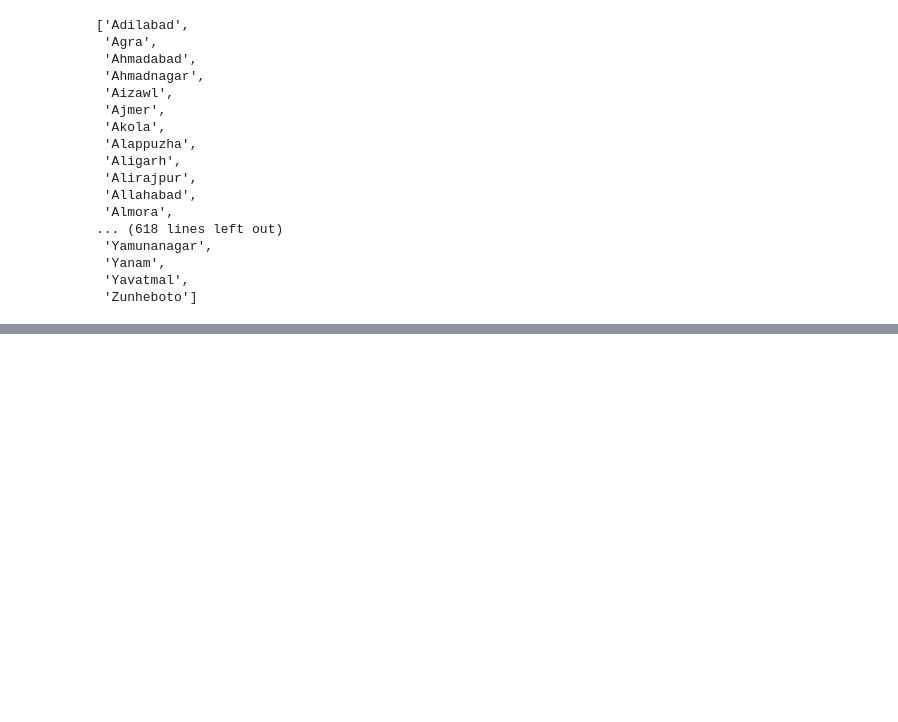
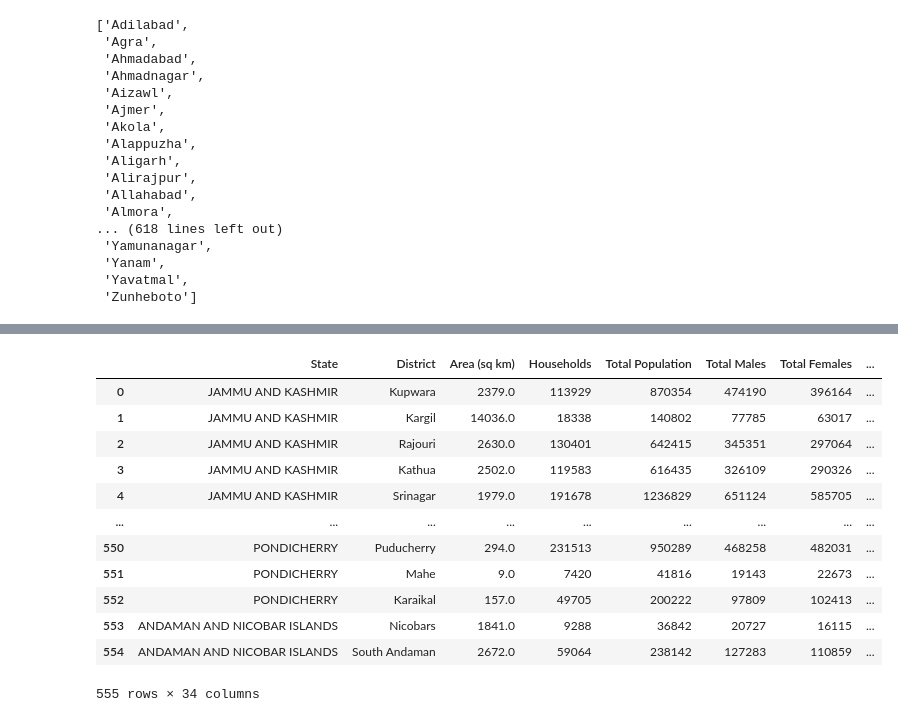
Before and after one commit to tam0w/poverty_data, a Jupyter notebook: eda.ipynb, the cells around one changed output, grey strips where cells are left out. Cells and saved outputs as stored; diff of their text form; code cells hidden in the pictures; blank space fills up the shorter version.

```diff
--- a/eda.ipynb
+++ b/eda.ipynb
@@ -718,0 +729,16 @@ poverty_districts.index('Hugli')
+# %%
+pd.merge(df, poverty_df, left_on='District', right_on='Districts', how='inner', indicator=True)
+# %% [output]
+|  | State | District | Area (sq km) | Households | Total Population | Total Males | Total Females | ... |
+| 0 | JAMMU AND KASHMIR | Kupwara | 2379.0 | 113929 | 870354 | 474190 | 396164 | ... |
+| 1 | JAMMU AND KASHMIR | Kargil | 14036.0 | 18338 | 140802 | 77785 | 63017 | ... |
+| 2 | JAMMU AND KASHMIR | Rajouri | 2630.0 | 130401 | 642415 | 345351 | 297064 | ... |
+| 3 | JAMMU AND KASHMIR | Kathua | 2502.0 | 119583 | 616435 | 326109 | 290326 | ... |
+| 4 | JAMMU AND KASHMIR | Srinagar | 1979.0 | 191678 | 1236829 | 651124 | 585705 | ... |
+| ... | ... | ... | ... | ... | ... | ... | ... | ... |
+| 550 | PONDICHERRY | Puducherry | 294.0 | 231513 | 950289 | 468258 | 482031 | ... |
+| 551 | PONDICHERRY | Mahe | 9.0 | 7420 | 41816 | 19143 | 22673 | ... |
+| 552 | PONDICHERRY | Karaikal | 157.0 | 49705 | 200222 | 97809 | 102413 | ... |
+| 553 | ANDAMAN AND NICOBAR ISLANDS | Nicobars | 1841.0 | 9288 | 36842 | 20727 | 16115 | ... |
+| 554 | ANDAMAN AND NICOBAR ISLANDS | South Andaman | 2672.0 | 59064 | 238142 | 127283 | 110859 | ... |
+555 rows × 34 columns
```
Also changed, not shown: parts of 17 cells of this notebook.
